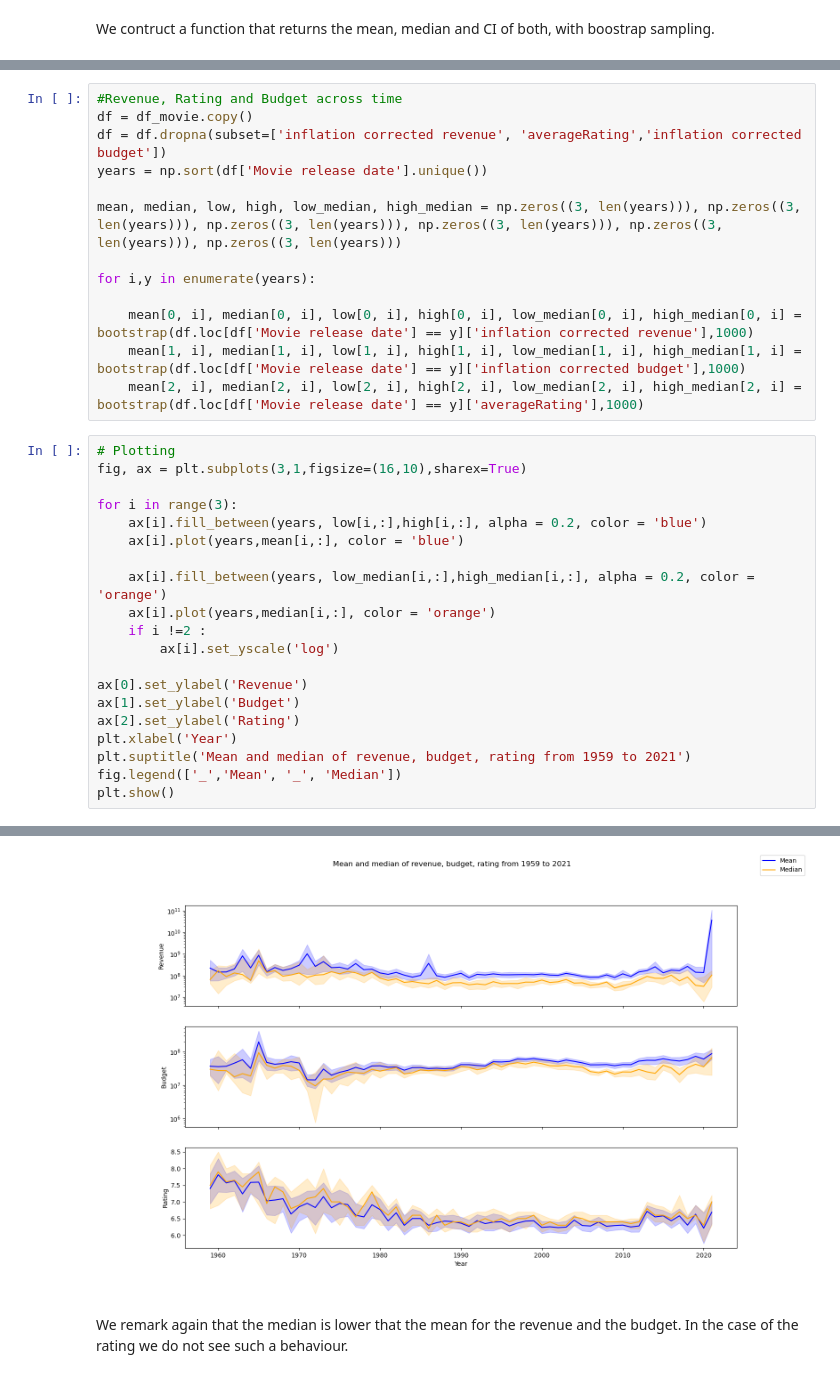
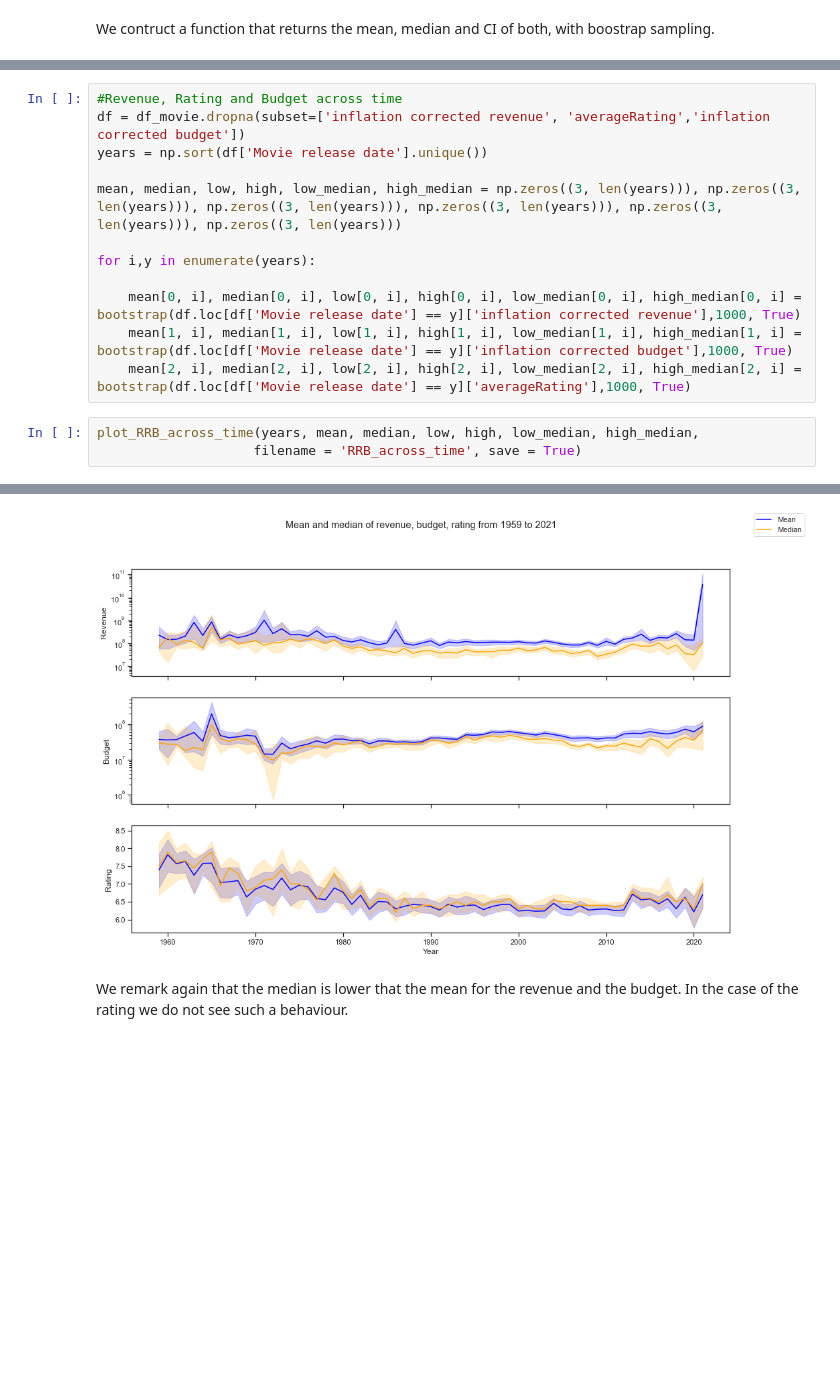
Before and after one commit to epfl-ada/ada-2022-project-nolemonnomelon, a Jupyter notebook: Exploratory.ipynb, the cells around one changed output, grey strips where cells are left out. Cells and saved outputs as stored; diff of their text form; blank space fills up the shorter version.

```diff
--- a/Exploratory.ipynb
+++ b/Exploratory.ipynb
@@ -245,34 +147,16 @@ def bootstrap(data, n_it):
 # %%
 #Revenue, Rating and Budget across time
-df = df_movie.copy()
-df = df.dropna(subset=['inflation corrected revenue', 'averageRating','inflation corrected budget'])
+df = df_movie.dropna(subset=['inflation corrected revenue', 'averageRating','inflation corrected budget'])
 years = np.sort(df['Movie release date'].unique())
 
 mean, median, low, high, low_median, high_median = np.zeros((3, len(years))), np.zeros((3, len(years))), np.zeros((3, len(years))), np.zeros((3, len(years))), np.zeros((3, len(years))), np.zeros((3, len(years)))
 
 for i,y in enumerate(years):
 
-    mean[0, i], median[0, i], low[0, i], high[0, i], low_median[0, i], high_median[0, i] = bootstrap(df.loc[df['Movie release date'] == y]['inflation corrected revenue'],1000)
-    mean[1, i], median[1, i], low[1, i], high[1, i], low_median[1, i], high_median[1, i] = bootstrap(df.loc[df['Movie release date'] == y]['inflation corrected budget'],1000)
-    mean[2, i], median[2, i], low[2, i], high[2, i], low_median[2, i], high_median[2, i] = bootstrap(df.loc[df['Movie release date'] == y]['averageRating'],1000)
+    mean[0, i], median[0, i], low[0, i], high[0, i], low_median[0, i], high_median[0, i] = bootstrap(df.loc[df['Movie release date'] == y]['inflation corrected revenue'],1000, True)
+    mean[1, i], median[1, i], low[1, i], high[1, i], low_median[1, i], high_median[1, i] = bootstrap(df.loc[df['Movie release date'] == y]['inflation corrected budget'],1000, True)
+    mean[2, i], median[2, i], low[2, i], high[2, i], low_median[2, i], high_median[2, i] = bootstrap(df.loc[df['Movie release date'] == y]['averageRating'],1000, True)
 # %%
-# Plotting
-fig, ax = plt.subplots(3,1,figsize=(16,10),sharex=True)
-
-for i in range(3):
-    ax[i].fill_between(years, low[i,:],high[i,:], alpha = 0.2, color = 'blue')
-    ax[i].plot(years,mean[i,:], color = 'blue')
-
-    ax[i].fill_between(years, low_median[i,:],high_median[i,:], alpha = 0.2, color = 'orange')
-    ax[i].plot(years,median[i,:], color = 'orange')
-    if i !=2 :
-        ax[i].set_yscale('log')
-
-ax[0].set_ylabel('Revenue')
-ax[1].set_ylabel('Budget')
-ax[2].set_ylabel('Rating')
-plt.xlabel('Year')
-plt.suptitle('Mean and median of revenue, budget, rating from 1959 to 2021')
-fig.legend(['_','Mean', '_', 'Median'])
-plt.show()
+plot_RRB_across_time(years, mean, median, low, high, low_median, high_median,
+                    filename = 'RRB_across_time', save = True)
 # %% [output]
@@ -283,4 +163,4 @@ The handle <matplotlib.collections.PolyCollection object at 0x...> has a label o
-[figure, old version]
+[figure, new version]
 # %% [markdown]
 We remark again that the median is lower that the mean for the revenue and the budget. In the case of the rating we do not see such a behaviour.
 # %% [markdown]
```
Also changed, not shown: parts of 27 cells of this notebook.
